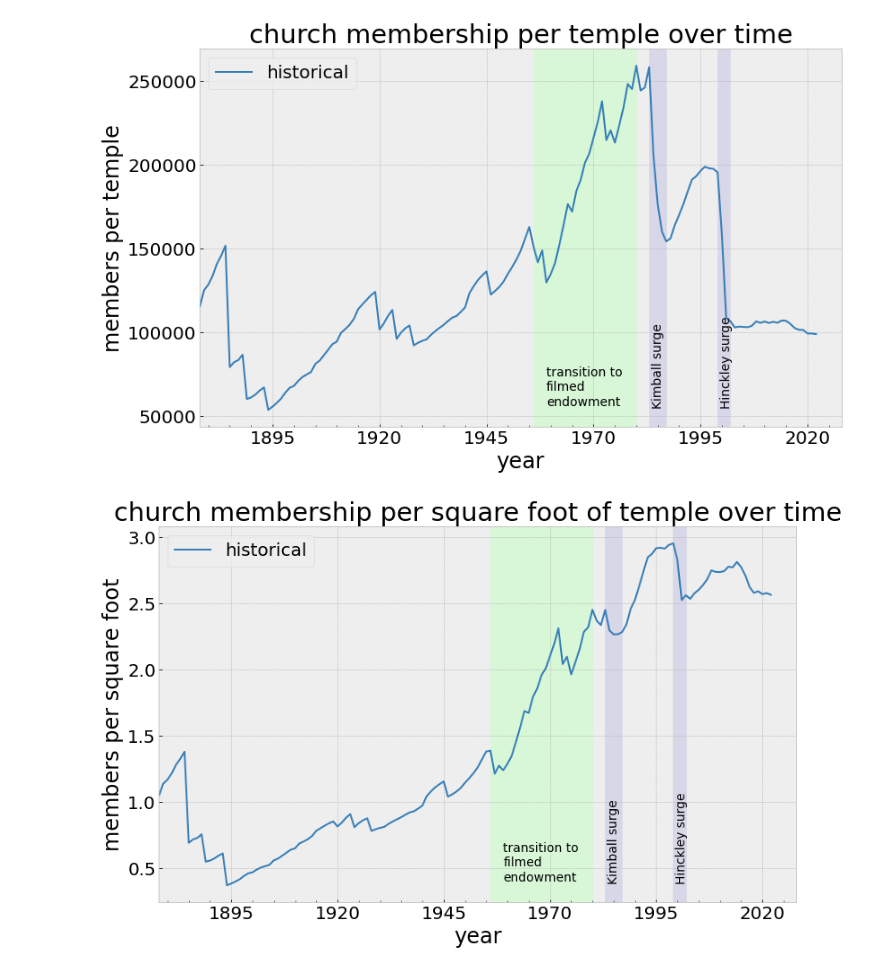
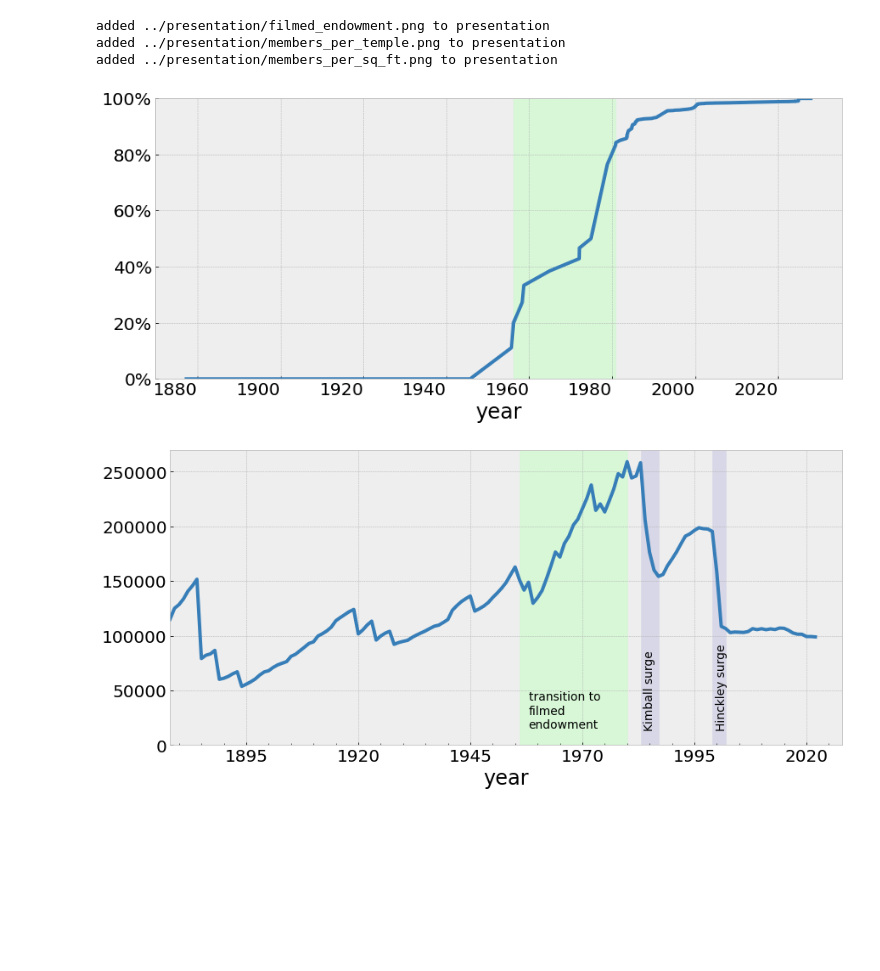
Before and after one commit to qhspencer/lds-data-analysis, a Jupyter notebook: notebooks/Temples.ipynb, the cells around one changed output. Drawn from its saved outputs; the diff is of its cells as text; code cells hidden in the pictures; blank space fills up the shorter version.

```diff
--- a/notebooks/Temples.ipynb
+++ b/notebooks/Temples.ipynb
@@ -331,8 +421,6 @@ area_time.plot(x='Dedication', y=['total area (million sq ft)'],
 # %%
-area_time['year'] = area_time['Dedication'].dt.year
+area_time['year'] = area_time['Dedication date'].dt.year
 year_end_vals = area_time.groupby('year')[['total area (million sq ft)', 'number']].max()
-#year_end_vals['date'] = pd.to_datetime(
-#    year_end_vals.index.to_series().apply(lambda x: f'{x+1}-01-01'))
 
 ym_tmp = year_end_vals.merge(
     md, left_index=True, right_on='Year', how='outer').sort_values('Year')
@@ -355,20 +443,20 @@ ym['number'] = ym['number'].fillna(method='ffill').astype(int)
 bg_shade = '#d7d7e7'
 kimball_temples = ('1983-01-01', '1987-01-01')
 hinckley_temples = ('1999-01-01', '2002-01-01')
-nelson_temples = ('2022-01-01', '2028-07-01')
-filmed_endowment_transition = (ef[ef['film_frac']<=0.2].iloc[-1]['Dedication'],
-                               ef[ef['film_frac']>=0.8].iloc[0]['Dedication'])
+nelson_temples = ('2022-01-01', '2029-07-01')
+filmed_endowment_transition = (ef[ef['film_frac']<=0.2].iloc[-1]['Dedication date'],
+                               ef[ef['film_frac']>=0.8].iloc[0]['Dedication date'])
 
 def dateinterp(dates, r):
     a, b = [np.datetime64(val) for val in dates]
     return a + (b-a)*r
 
-def add_bg(ax, bg='fkh', text=True):
+def add_bg(ax, bg='fkh', text=True, yval=0.05):
     y_pos = lambda y: np.inner(ax.get_ylim(), (1-y, y))
     if 'f' in bg:
         ax.axvspan(*filmed_endowment_transition, color='#d7f7d7')
         if text:
-            ax.annotate('transition to\nfilmed\nendowment', ('1959-01-01', y_pos(0.05)),
+            ax.annotate('transition to\nfilmed\nendowment', ('1958-01-01', y_pos(0.05)),
                         size='x-small', ha='left', va='bottom')
     if 'k' in bg:
         ax.axvspan(*kimball_temples, color=bg_shade)
@@ -386,32 +474,34 @@ def add_bg(ax, bg='fkh', text=True):
         ax.axvspan(*nelson_temples, color=bg_shade, zorder=0)
         if text:
             ax.annotate('Nelson surge',
-                        (dateinterp(nelson_temples, 0.7), y_pos(0.05)),
-                        size='x-small', ha='center', va='bottom', rotation=90)
+                        (dateinterp(nelson_temples, 0.7), y_pos(yval)),
+                        size='x-small', ha='right', va='bottom', rotation=90)
 # %%
+ax1 = ef.plot(x='Dedication date', y='film_frac', ylim=[0, 1],
+              xlabel='year',
+              yticks=np.linspace(0, 1, 6),
+              legend=False,
+              rot=0)
+ax1.set_yticklabels(['0%', '20%', '40%', '60%', '80%', '100%'])
+add_bg(ax1, 'f', False)
+create_ppt_slide('filmed_endowment', 'the transition to the filmed endowment presentation')
+
 m_t = ym[['Membership', 'Membership (min)', 'Membership (max)']].divide(ym['number'], 0)
 m_t.index = ym['date']
 m_t.columns = ['historical', 'projected (min)', 'projected (max)']
-ax1 = m_t[['historical']].plot(title='church membership per temple over time',
-                         ylabel='members per temple', xlabel='year')
-add_bg(ax1)
+ax2 = m_t[['historical']].plot(xlabel='year', ylim=[0, None], legend=False)
+add_bg(ax2)
+create_ppt_slide('members_per_temple', 'church membership per temple over time')
 
 m_a = ym[['Membership', 'Membership (min)', 'Membership (max)']].divide(ym['area'], 0)
 m_a.index = ym['date']
 m_a.columns = ['historical', 'projected (min)', 'projected (max)']
-ax2 = m_a[['historical']].plot(
-    title='church membership per square foot of temple over time',
-    ylabel='members per square foot', xlabel='year')
-add_bg(ax2)
-
-ax3 = ef.plot(x='Dedication', y='film_frac', ylim=[0, 1],
-              title='fraction of temples with\nfilmed endowment presentation',
-              xlabel='year',
-              yticks=np.linspace(0, 1, 6),
-              legend=False,
-              rot=0)
-ax3.set_yticklabels(['0%', '20%', '40%', '60%', '80%', '100%'])
-add_bg(ax3, 'f', False)
+ax3 = m_a[['historical']].plot(ylabel='members per square foot', xlabel='year', ylim=[0, 3], legend=False)
+add_bg(ax3)
+create_ppt_slide('members_per_sq_ft', 'church membership per square foot of temple over time')
 # %% [output]
+added ../presentation/filmed_endowment.png to presentation
+added ../presentation/members_per_temple.png to presentation
+added ../presentation/members_per_sq_ft.png to presentation
-[figure, old version]
+[figure, new version]
-[figure, old version]
+[figure, new version]
```
Also changed, not shown: parts of 44 cells of this notebook, 12 other files.
